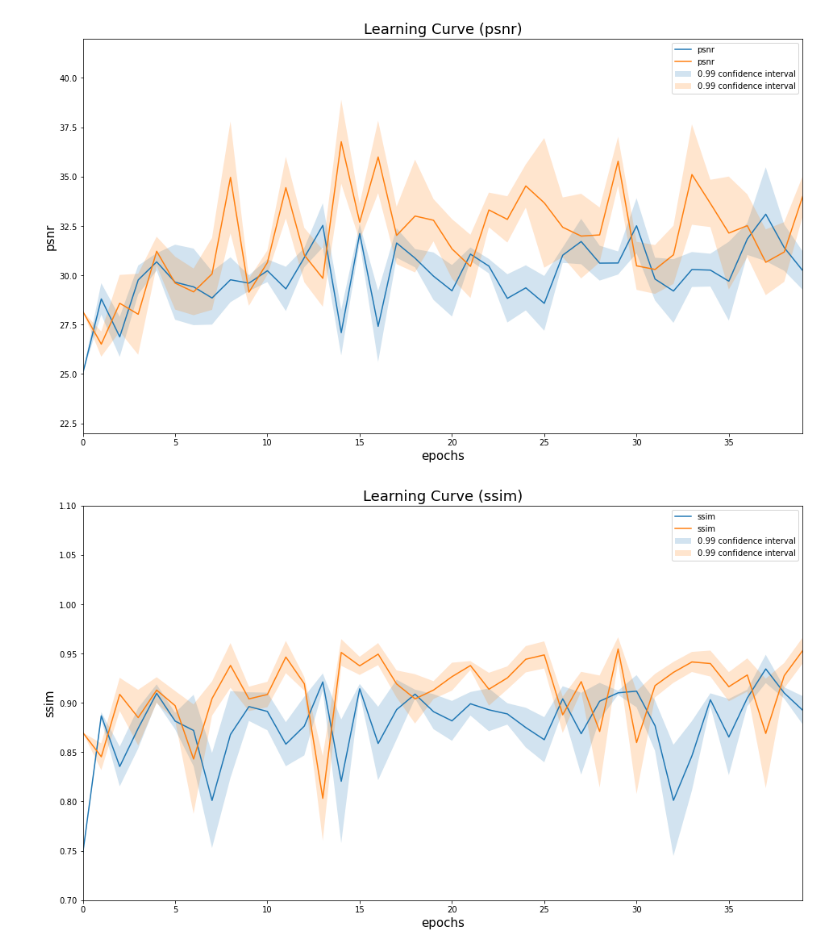
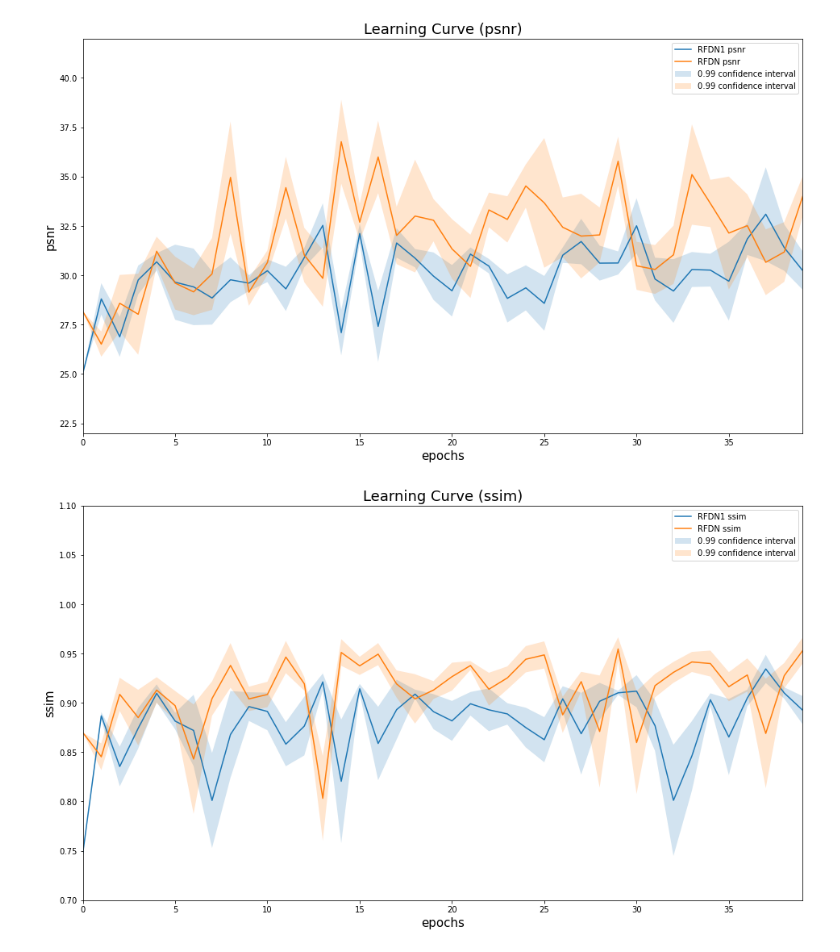
Before and after one commit to samuelfneumann/RFDN, a Jupyter notebook: AvgLearningCurves.ipynb, the cells around one changed output. Saved outputs shown, nothing was run; the diff lists cells and outputs as text; code cells hidden in the pictures.

Commit message:
Add labels to LC

```diff
--- a/AvgLearningCurves.ipynb
+++ b/AvgLearningCurves.ipynb
@@ -4,10 +4,10 @@ from lc import LearningCurve
 # %%
 checkpoint = "/home/samuel/Documents/CMPUT511/Project/Checkpoints/AvgLearningCurve/RFDN1"
 checkpoint2 = "/home/samuel/Documents/CMPUT511/Project/Checkpoints/AvgLearningCurve/RFDN"
 lc = LearningCurve(checkpoint, checkpoint_dir2=checkpoint2)
-lc.plot("psnr", x=(0, 39), y=(22, 42))
-lc.plot("ssim", x=(0, 39), y=(0.7, 1.1))
-lc.plot("loss", x=(0, 39), y=(2, 15), confidence=0.99)
+lc.plot("psnr", x=(0, 39), y=(22, 42), label="RFDN1", label2="RFDN")
+lc.plot("ssim", x=(0, 39), y=(0.7, 1.1), label="RFDN1", label2="RFDN")
+lc.plot("loss", x=(0, 39), y=(2, 15), confidence=0.99, label="RFDN1", label2="RFDN")
 # %% [output]
-[figure, old version]
+[figure, new version]
-[figure, old version]
+[figure, new version]
```
Also changed, not shown: parts of 1 cell of this notebook, 2 other files.
